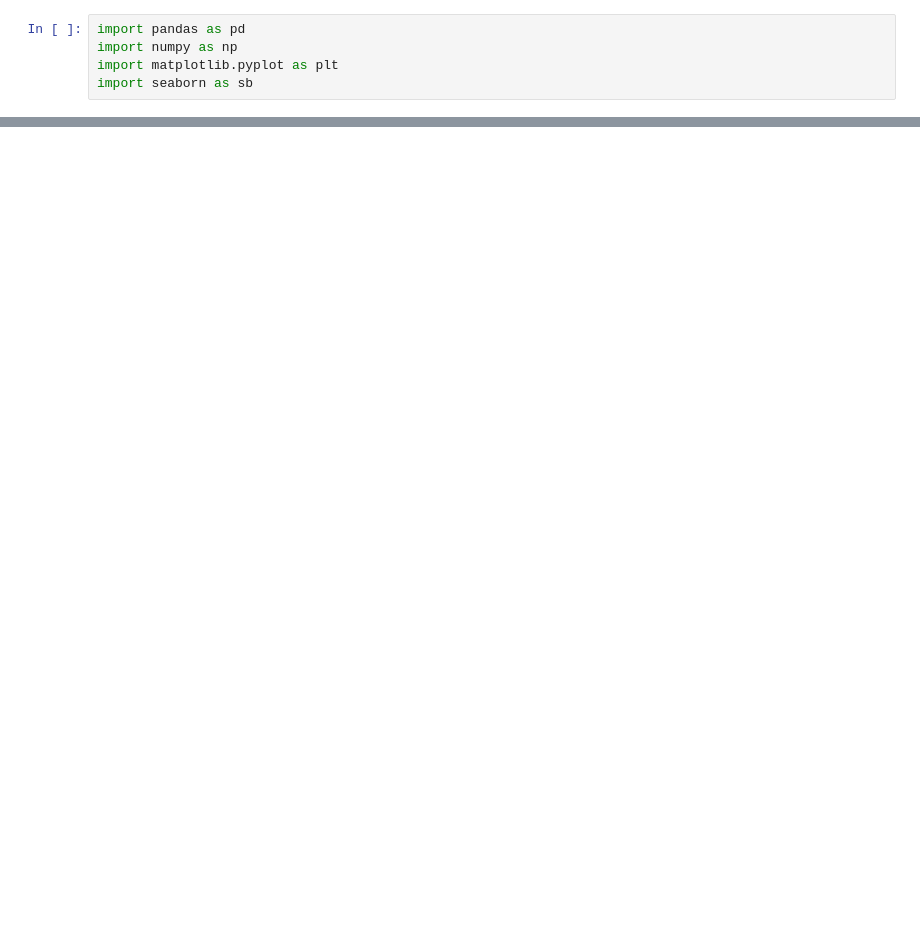
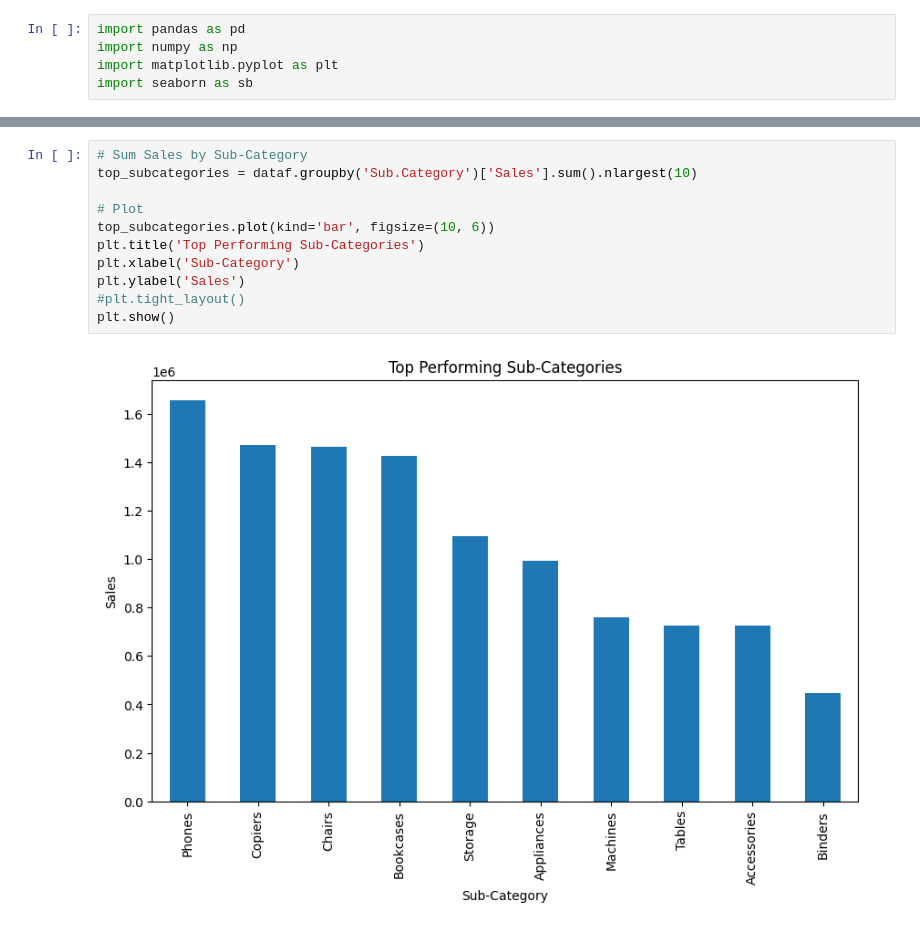
Before and after one commit to Sattar99/Gold_PY_Final, a Jupyter notebook: Gold_PY_Final/Gold_FinalProject_EDA.ipynb, the cells around one changed output, grey strips where cells are left out. Drawn from its saved outputs; the diff is of its cells as text; blank space fills up the shorter version.

```diff
--- a/Gold_PY_Final/Gold_FinalProject_EDA.ipynb
+++ b/Gold_PY_Final/Gold_FinalProject_EDA.ipynb
@@ -35,0 +85,13 @@ https://rpubs.com/happiness-n/superstore_sales_hypothesis_report
+# %%
+# Sum Sales by Sub-Category
+top_subcategories = dataf.groupby('Sub.Category')['Sales'].sum().nlargest(10)
+
+# Plot
+top_subcategories.plot(kind='bar', figsize=(10, 6))
+plt.title('Top Performing Sub-Categories')
+plt.xlabel('Sub-Category')
+plt.ylabel('Sales')
+#plt.tight_layout()
+plt.show()
+# %% [output]
+[figure, added]
```
Also changed, not shown: parts of 6 cells of this notebook.
